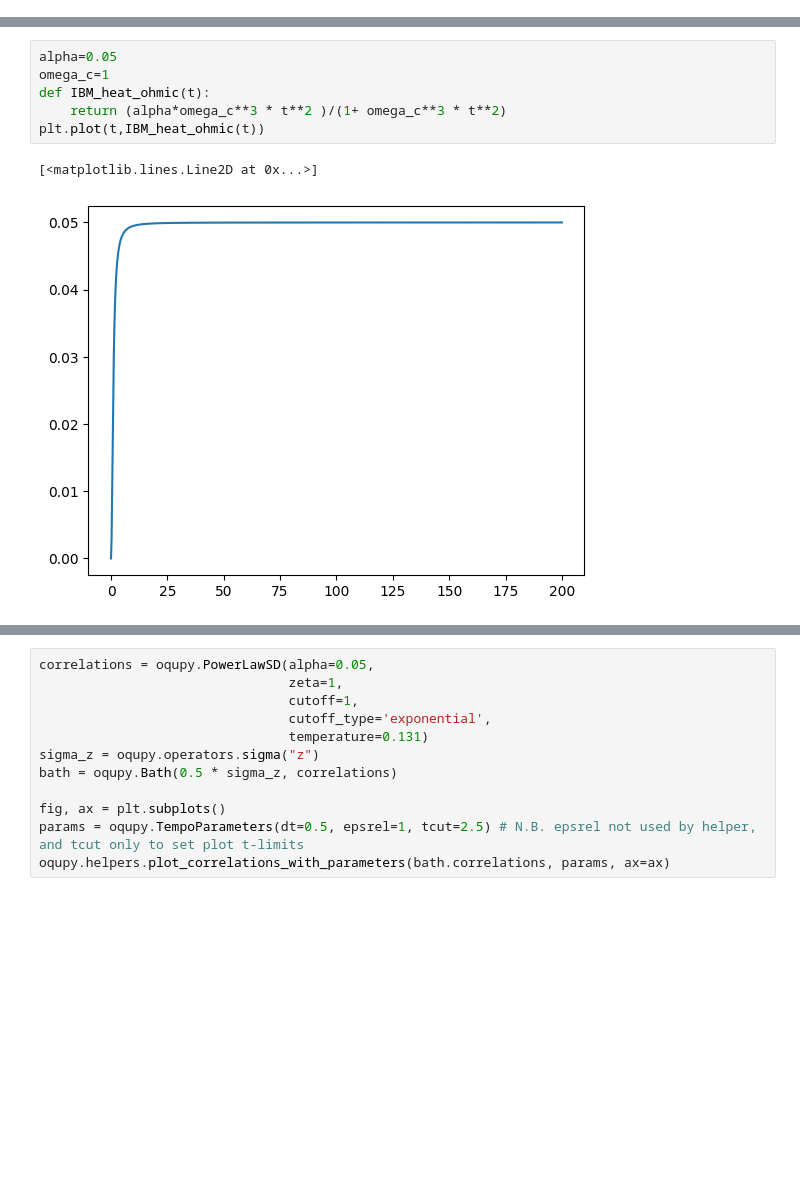
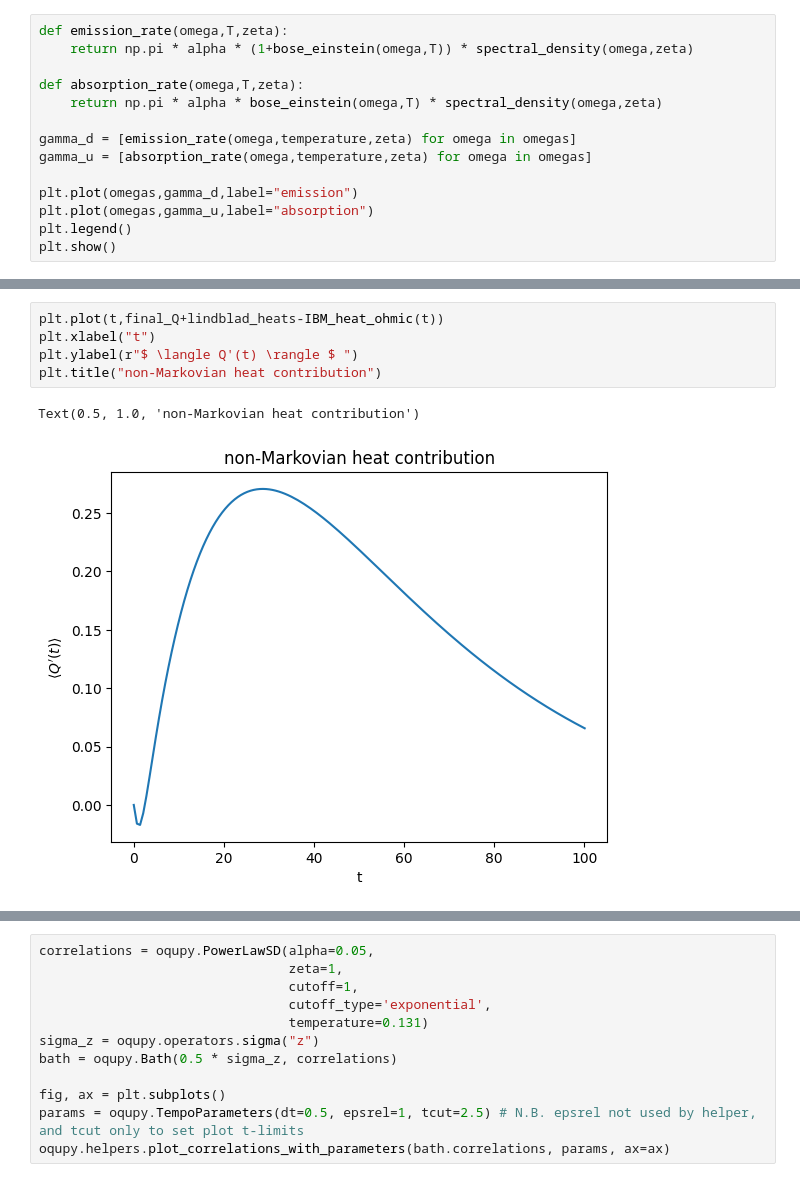
Before and after one commit to ebutler414/OQuPy, a Jupyter notebook: lower_coupling.ipynb, the cells around one changed output, grey strips where cells are left out. Drawn from its saved outputs; the diff is of its cells as text; blank space fills up the shorter version.

Commit message:
added comparison of lindblad/IBM/TEMPO heats for low coupling

```diff
--- a/lower_coupling.ipynb
+++ b/lower_coupling.ipynb
@@ -31,0 +85,14 @@ def hamiltonian_param(hx):
+# %%
+def emission_rate(omega,T,zeta):
+    return np.pi * alpha * (1+bose_einstein(omega,T)) * spectral_density(omega,zeta)
+
+def absorption_rate(omega,T,zeta):
+    return np.pi * alpha * bose_einstein(omega,T) * spectral_density(omega,zeta)
+
+gamma_d = [emission_rate(omega,temperature,zeta) for omega in omegas]
+gamma_u = [absorption_rate(omega,temperature,zeta) for omega in omegas]
+
+plt.plot(omegas,gamma_d,label="emission")
+plt.plot(omegas,gamma_u,label="absorption")
+plt.legend()
+plt.show()
@@ -117,9 +368,8 @@ Text(0.5, 0, '$ t$ [ps]')
 # %%
-alpha=0.05
-omega_c=1
-def IBM_heat_ohmic(t):
-    return (alpha*omega_c**3 * t**2 )/(1+ omega_c**3 * t**2)
-plt.plot(t,IBM_heat_ohmic(t))
+plt.plot(t,final_Q+lindblad_heats-IBM_heat_ohmic(t))
+plt.xlabel("t")
+plt.ylabel(r"$ \langle Q'(t) \rangle $ ")
+plt.title("non-Markovian heat contribution")
 # %% [output]
-[<matplotlib.lines.Line2D at 0x...>]
+Text(0.5, 1.0, 'non-Markovian heat contribution')
-[figure, old version]
+[figure, new version]
```
Also changed, not shown: parts of 13 cells of this notebook, 1 other file.
